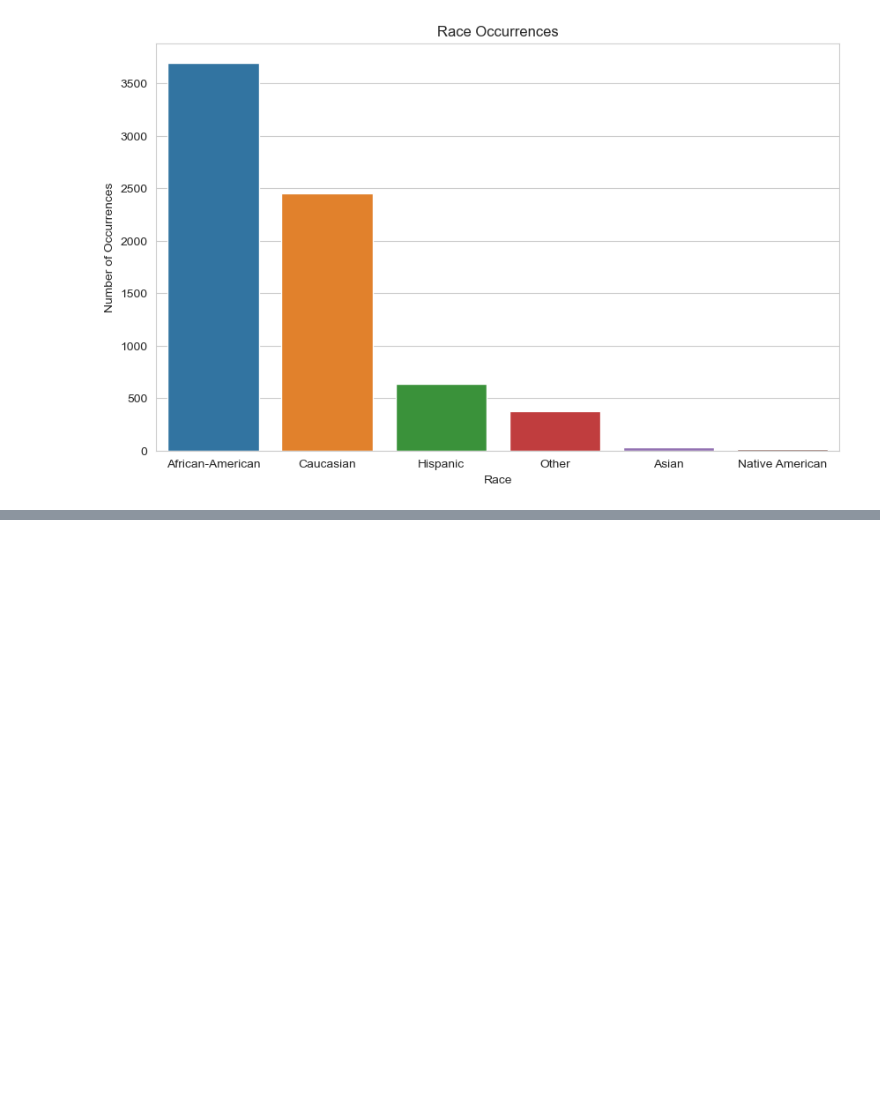
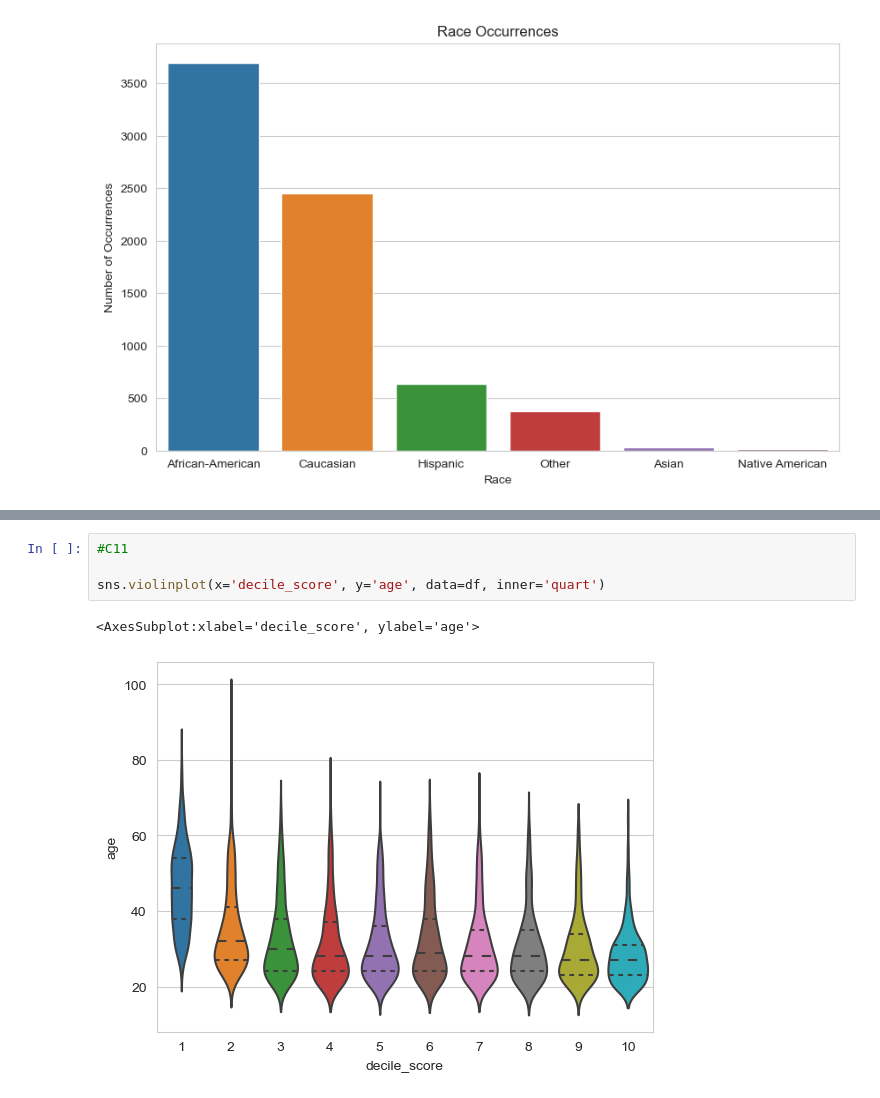
Before and after one commit to Ju2t-us/DataScience1, a Jupyter notebook: CodeTemplates/Seaborn Fundamentals.ipynb, the cells around one changed output, grey strips where cells are left out. Saved outputs shown, nothing was run; the diff lists cells and outputs as text; blank space fills up the shorter version.

```diff
--- a/CodeTemplates/Seaborn Fundamentals.ipynb
+++ b/CodeTemplates/Seaborn Fundamentals.ipynb
@@ -89,0 +106,7 @@ plt.show()
+# %%
+#C11
+
+sns.violinplot(x='decile_score', y='age', data=df, inner='quart')
+# %% [output]
+<AxesSubplot:xlabel='decile_score', ylabel='age'>
+[figure, added]
```
Also changed, not shown: parts of 6 cells of this notebook.
